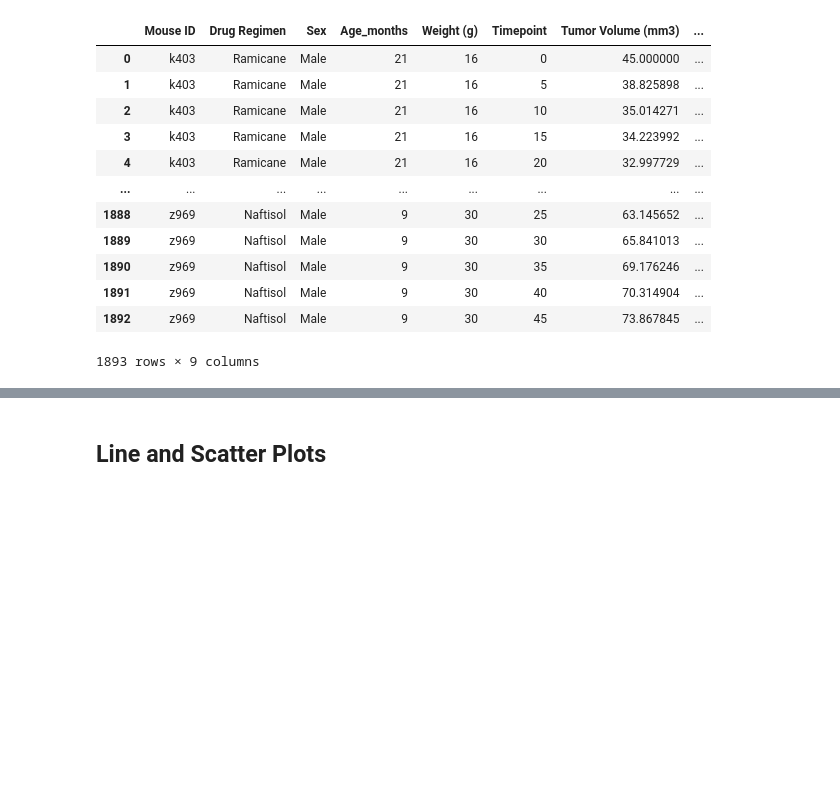
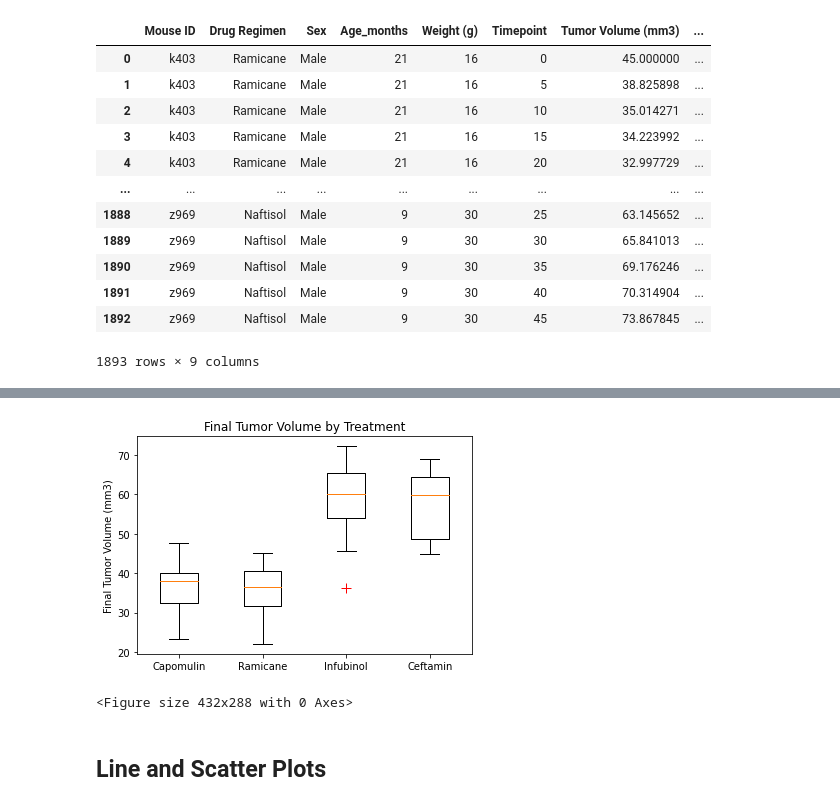
Before and after one commit to Terycharlie/Matplotlib-Challenge, a Jupyter notebook: Pymaceuticals/pymaceuticals_starter.ipynb, the cells around one changed output, grey strips where cells are left out. Drawn from its saved outputs; the diff is of its cells as text; code cells hidden in the pictures; blank space fills up the shorter version.

```diff
--- a/Pymaceuticals/pymaceuticals_starter.ipynb
+++ b/Pymaceuticals/pymaceuticals_starter.ipynb
@@ -296,3 +335,23 @@ treatments = []
+# %%
+# Generate a box plot of the final tumor volume of each mouse across four regimens of interest
+# Edit outliers on boxplot for visibility
+flierprops = dict(marker='+', markerfacecolor='g', markersize=10, markeredgecolor='red')
+
+# Plot boxplot
+plt.boxplot(treatment_values, flierprops=flierprops)
+
+# Add title and labels to boxplot
+plt.title('Final Tumor Volume by Treatment')
+plt.ylabel('Final Tumor Volume (mm3)')
+plt.xticks([1, 2, 3, 4], ['Capomulin', 'Ramicane', 'Infubinol', 'Ceftamin'])
+
+plt.show()
+
+#save as a png image
+plt.savefig("../Images/Final_Tumor_Volume_by_Treatment.png", bbox_inches = "tight")
+# %% [output]
+[figure, added]
+<Figure size 432x288 with 0 Axes>
 # %% [markdown]
 ## Line and Scatter Plots
 # %%
```
Also changed, not shown: parts of 4 cells of this notebook, 5 other files.
